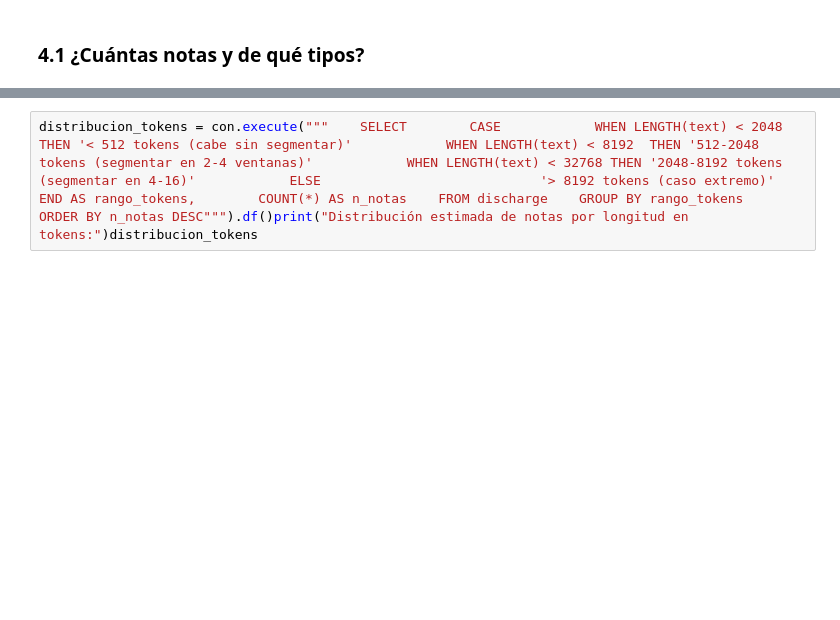
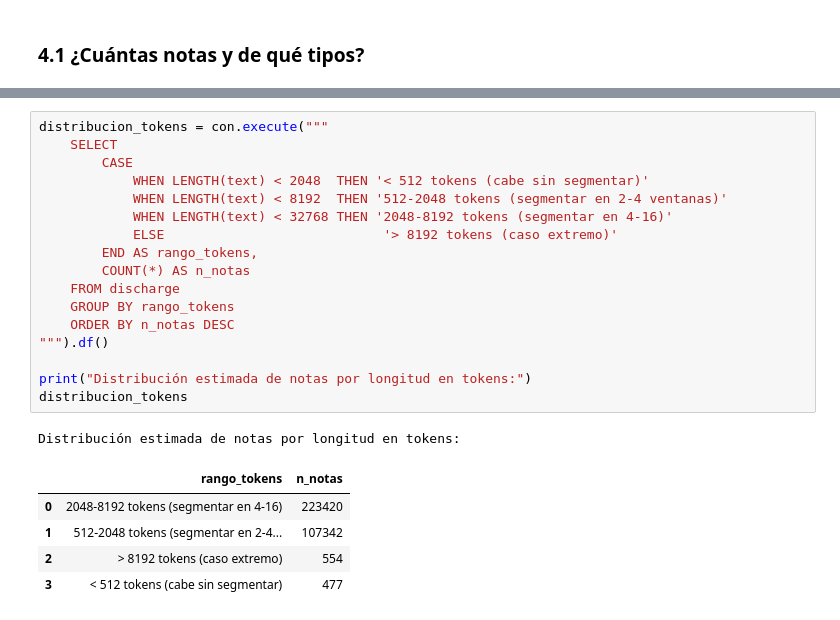
Before and after one commit to carlosperez100/tesis-gemses-mimic-pipeline, a Jupyter notebook: notebooks/tesis_exploracion_inicial.ipynb, the cells around one changed output, grey strips where cells are left out. Cells and saved outputs as stored; diff of their text form; blank space fills up the shorter version.

```diff
--- a/notebooks/tesis_exploracion_inicial.ipynb
+++ b/notebooks/tesis_exploracion_inicial.ipynb
@@ -55,3 +369,25 @@ longitud = con.execute("""    SELECT        MIN(LENGTH(text)) AS min_chars,
 # %%
-distribucion_tokens = con.execute("""    SELECT        CASE            WHEN LENGTH(text) < 2048  THEN '< 512 tokens (cabe sin segmentar)'            WHEN LENGTH(text) < 8192  THEN '512-2048 tokens (segmentar en 2-4 ventanas)'            WHEN LENGTH(text) < 32768 THEN '2048-8192 tokens (segmentar en 4-16)'            ELSE                            '> 8192 tokens (caso extremo)'        END AS rango_tokens,        COUNT(*) AS n_notas    FROM discharge    GROUP BY rango_tokens    ORDER BY n_notas DESC""").df()print("Distribución estimada de notas por longitud en tokens:")distribucion_tokens
+distribucion_tokens = con.execute("""
+    SELECT
+        CASE
+            WHEN LENGTH(text) < 2048  THEN '< 512 tokens (cabe sin segmentar)'
+            WHEN LENGTH(text) < 8192  THEN '512-2048 tokens (segmentar en 2-4 ventanas)'
+            WHEN LENGTH(text) < 32768 THEN '2048-8192 tokens (segmentar en 4-16)'
+            ELSE                            '> 8192 tokens (caso extremo)'
+        END AS rango_tokens,
+        COUNT(*) AS n_notas
+    FROM discharge
+    GROUP BY rango_tokens
+    ORDER BY n_notas DESC
+""").df()
+
+print("Distribución estimada de notas por longitud en tokens:")
+distribucion_tokens
+# %% [output]
+Distribución estimada de notas por longitud en tokens:
+|  | rango_tokens | n_notas |
+| 0 | 2048-8192 tokens (segmentar en 4-16) | 223420 |
+| 1 | 512-2048 tokens (segmentar en 2-4... | 107342 |
+| 2 | > 8192 tokens (caso extremo) | 554 |
+| 3 | < 512 tokens (cabe sin segmentar) | 477 |
 # %% [markdown]
```
Also changed, not shown: parts of 48 cells of this notebook, 6 other files.
